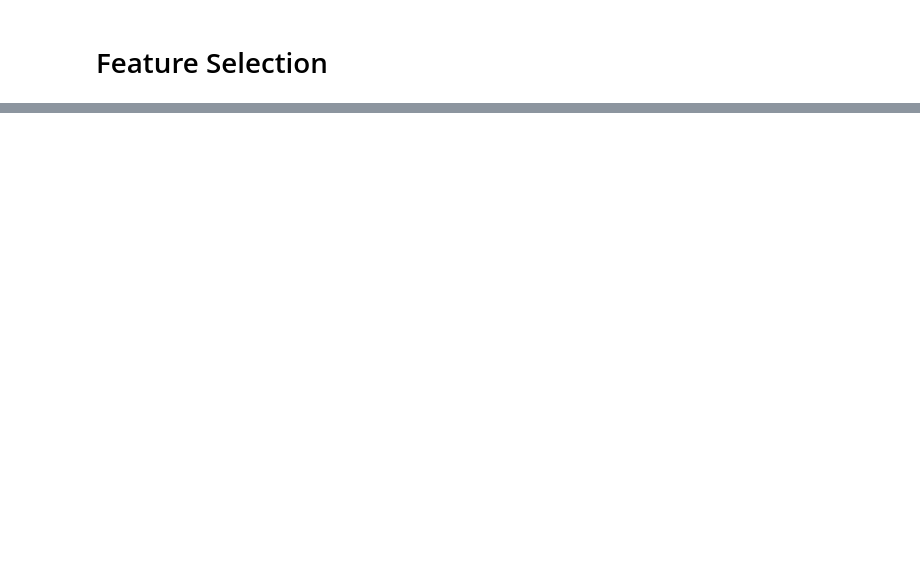
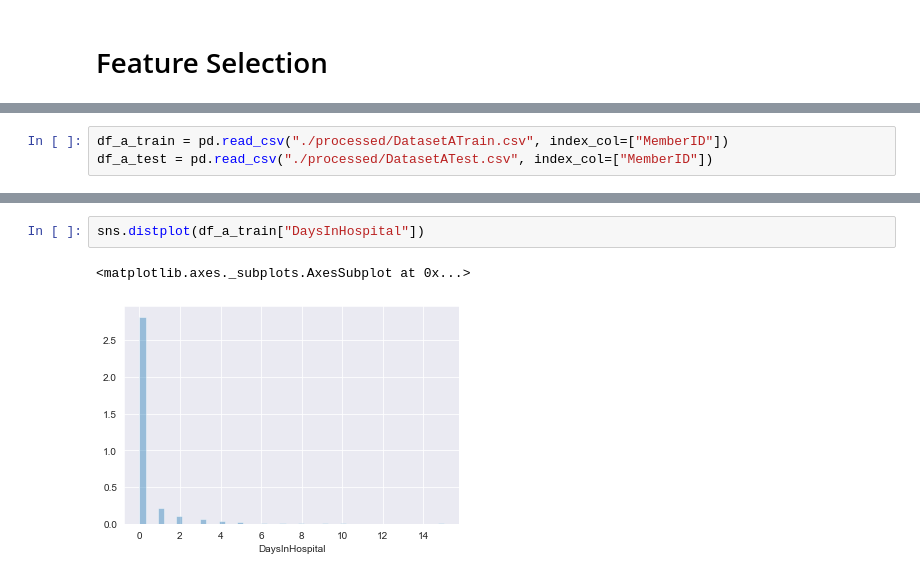
Before and after one commit to chidokun/heritage-health-prize, a Jupyter notebook: 03-feature-selection.ipynb, the cells around one changed output, grey strips where cells are left out. Cells and saved outputs as stored; diff of their text form; blank space fills up the shorter version.

```diff
--- a/03-feature-selection.ipynb
+++ b/03-feature-selection.ipynb
@@ -103,0 +28,3 @@ len(set(df_join.index))
+# %%
+df_a_train = pd.read_csv("./processed/DatasetATrain.csv", index_col=["MemberID"])
+df_a_test = pd.read_csv("./processed/DatasetATest.csv", index_col=["MemberID"])
@@ -103,0 +59,5 @@ len(set(df_join.index))
+# %%
+sns.distplot(df_a_train["DaysInHospital"])
+# %% [output]
+<matplotlib.axes._subplots.AxesSubplot at 0x...>
+[figure, added]
```
Also changed, not shown: parts of 76 cells of this notebook, 23 other files.
